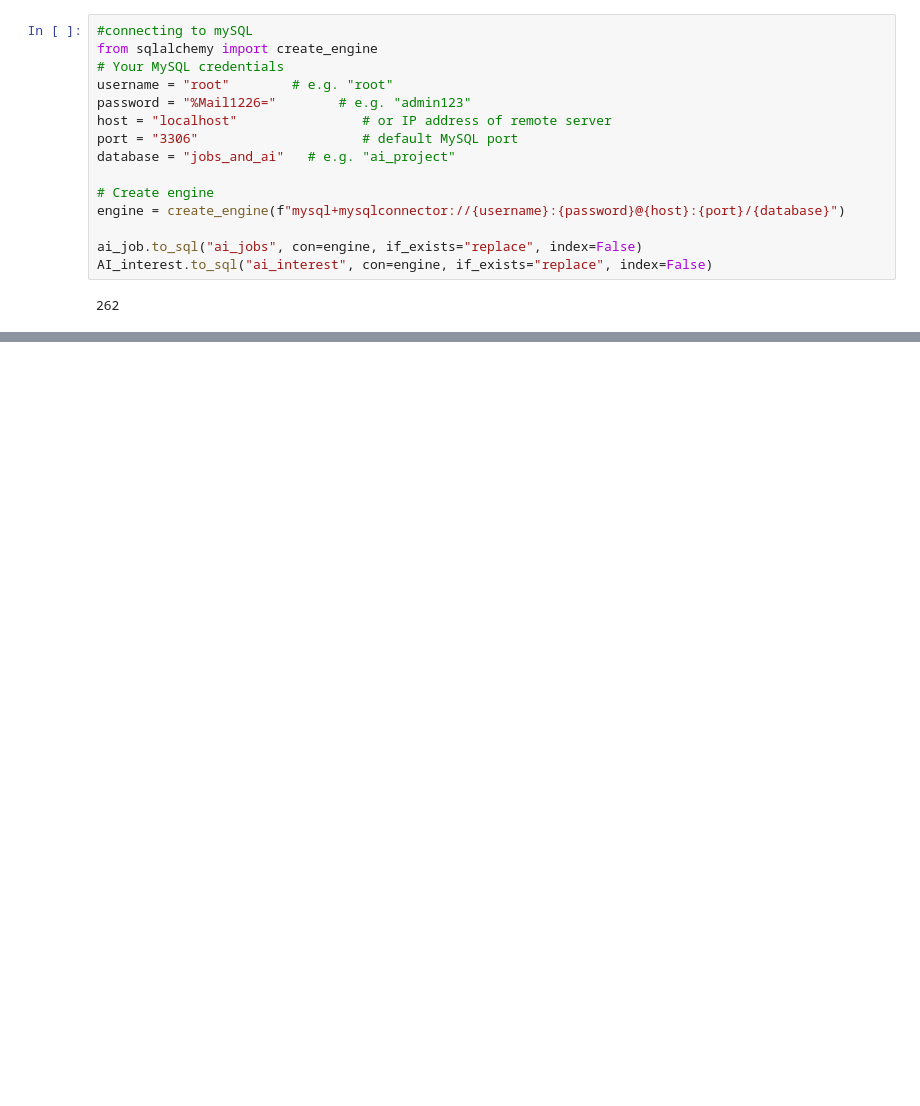
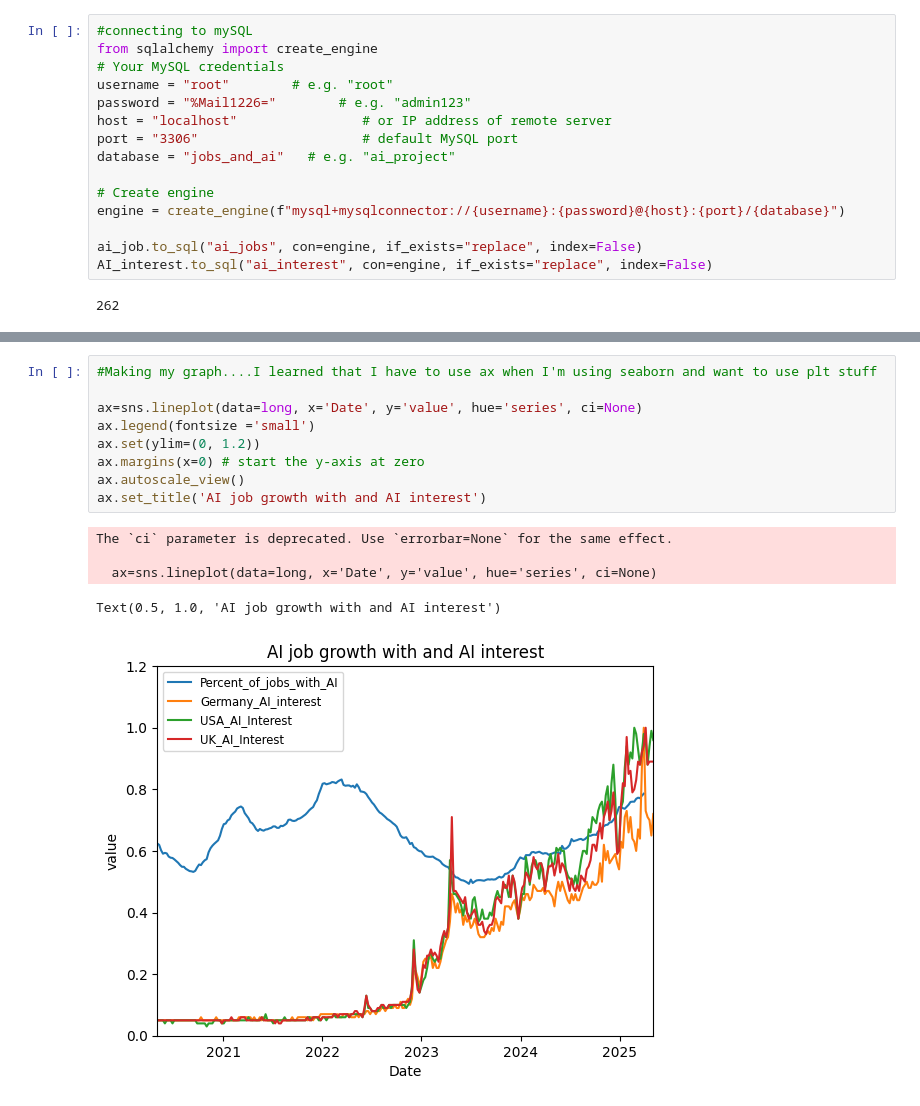
Before and after one commit to dgil0214/Global-Public-Interest-in-AI-vs-AI-Job-Growth, a Jupyter notebook: Clean_up_data.ipynb, the cells around one changed output, grey strips where cells are left out. Cells and saved outputs as stored; diff of their text form; blank space fills up the shorter version.

```diff
--- a/Clean_up_data.ipynb
+++ b/Clean_up_data.ipynb
@@ -123,0 +170,15 @@ AI_interest.to_sql("ai_interest", con=engine, if_exists="replace", index=False)
+# %%
+#Making my graph....I learned that I have to use ax when I'm using seaborn and want to use plt stuff
+
+ax=sns.lineplot(data=long, x='Date', y='value', hue='series', ci=None)
+ax.legend(fontsize ='small')
+ax.set(ylim=(0, 1.2))
+ax.margins(x=0) # start the y-axis at zero
+ax.autoscale_view()
+ax.set_title('AI job growth with and AI interest')
+# %% [output]
+The `ci` parameter is deprecated. Use `errorbar=None` for the same effect.
+
+  ax=sns.lineplot(data=long, x='Date', y='value', hue='series', ci=None)
+Text(0.5, 1.0, 'AI job growth with and AI interest')
+[figure, added]
```
Also changed, not shown: parts of 6 cells of this notebook.
